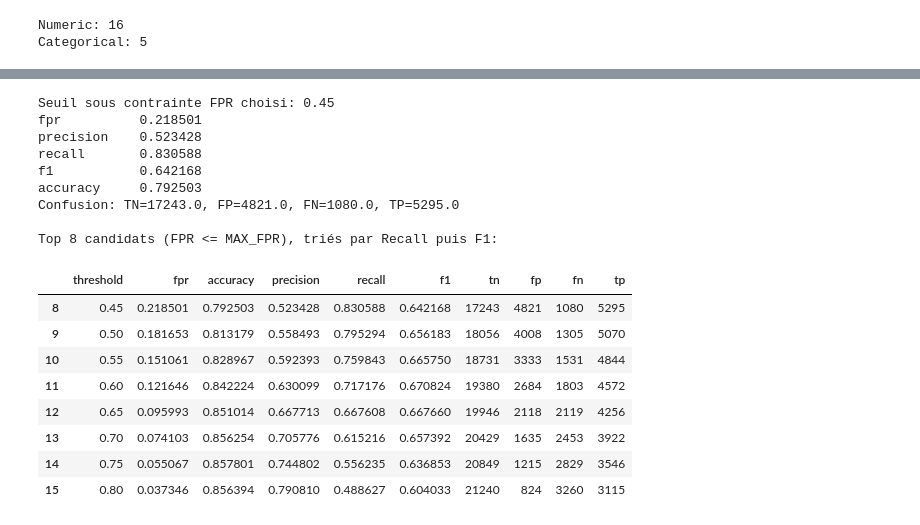
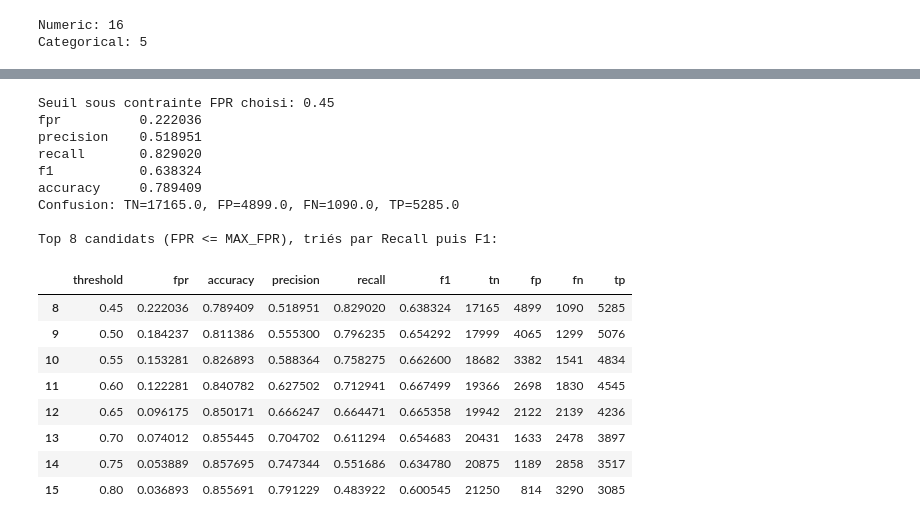
Before and after one commit to Alban998/Projet4_Rain_In_Australia, a Jupyter notebook: notebooks/Projet4_Prevision_Pluie.ipynb, the cells around one changed output, grey strips where cells are left out. Saved outputs shown, nothing was run; the diff lists cells and outputs as text; code cells hidden in the pictures.

```diff
--- a/notebooks/Projet4_Prevision_Pluie.ipynb
+++ b/notebooks/Projet4_Prevision_Pluie.ipynb
@@ -377,11 +732,12 @@ On met `class_weight='balanced'` pour compenser le déséquilibre (peu de jours
 # %%
 # Étape 8 — Logistic Regression baseline
-# - Pipeline = preprocess + modèle
-# - class_weight='balanced' augmente la pénalité sur la classe minoritaire (pluie)
+# - On l'entraîne avec le pipeline preprocess + modèle.
+# - class_weight='balanced' donne plus d'importance à la classe minoritaire (pluie).
+#   But: augmenter le Recall (détecter plus de jours de pluie).
 
 log_reg = Pipeline(steps=[
     ('preprocess', preprocess),
-    ('model', LogisticRegression(max_iter=2000, class_weight='balanced', n_jobs=None))
+    ('model', LogisticRegression(max_iter=2000, class_weight='balanced', n_jobs=None)),
 ])
 
 %time log_reg.fit(X_train, y_train)
@@ -482,6 +843,7 @@ On utilise `scale_pos_weight = n_neg / n_pos` pour aider avec le déséquilibre
 # %%
 # Étape 10 — Entraîner XGBoost (si la lib est installée)
-# Note: on encapsule dans try/except pour que le notebook reste exécutable même sans xgboost.
+# XGBoost est un modèle de boosting (ensemble d'arbres) souvent très performant.
+# On utilise scale_pos_weight pour gérer le déséquilibre de classes.
 
 try:
     from xgboost import XGBClassifier
@@ -504,14 +866,14 @@ try:
             random_state=RANDOM_STATE,
             n_jobs=-1,
             eval_metric='logloss',
-            scale_pos_weight=spw
-        ))
+            scale_pos_weight=spw,
+        )),
     ])
 
     print('scale_pos_weight:', spw)
     %time xgb.fit(X_train, y_train)
     _ = evaluate_binary_classifier(xgb, X_test, y_test, model_name='XGBoost (scale_pos_weight)')
 except Exception as e:
-    print('XGBoost non disponible ou erreur dimport:', repr(e))
+    print("XGBoost non disponible ou erreur d'import:", repr(e))
 # %% [output]
 scale_pos_weight: 3.4605913261704964
@@ -538,5 +1083,5 @@ weighted avg       0.85      0.81      0.82     28439
 # %%
-# 10b) Ajuster le seuil de décision (probabilité -> classe)
+# 12a) Ajuster le seuil de décision (probabilité -> classe)
 # Objectif: augmenter le Recall (détecter plus de jours de pluie) au prix de plus de faux positifs.
 #
 # IMPORTANT (bonne pratique ML):
@@ -558,7 +1103,15 @@ from sklearn.metrics import (
 )
 
 # Modèle à utiliser pour le réglage du seuil
-model_for_threshold = xgb  # change en log_reg / rf si tu veux comparer
+# Par défaut: on prend le meilleur XGBoost tuné s'il est disponible, sinon on retombe sur xgb/log_reg/rf.
+if "xgb_search" in globals() and (xgb_search is not None) and hasattr(xgb_search, "best_estimator_"):
+    model_for_threshold = xgb_search.best_estimator_
+elif "xgb" in globals():
+    model_for_threshold = xgb
+elif "rf_search" in globals() and hasattr(rf_search, "best_estimator_"):
+    model_for_threshold = rf_search.best_estimator_
+else:
+    model_for_threshold = log_reg
 
 # Contraintes simples (à ajuster)
 TARGET_RECALL = 0.85      # viser au moins ce recall si possible
@@ -649,11 +1202,11 @@ f1           0.626930
 [figure]
 [figure]
 # %%
-# 10c) Choisir un seuil sous contrainte de faux positifs (FPR)
+# 12b) Choisir un seuil sous contrainte de faux positifs (FPR)
 # Idée: on veut un Recall élevé, MAIS on limite le taux de fausses alertes pluie.
 # FPR = FP / (FP + TN)
 #
-# IMPORTANT (bonne pratique ML): même remarque que pour 10b.
+# IMPORTANT (bonne pratique ML): même remarque que pour 12a.
 # Idéalement, on fixe le seuil sur un jeu de validation, puis on évalue 1 fois sur le test.
 
 import numpy as np
@@ -661,8 +1214,17 @@ import pandas as pd
 
 from sklearn.metrics import confusion_matrix, precision_score, recall_score, f1_score, accuracy_score
 
-model_for_threshold = xgb  # log_reg / rf possible
-MAX_FPR = 0.25            # ex: accepter au plus 25% de faux positifs sur la classe "No"
+# Choisir le meilleur modèle (même logique que 12a)
+if "xgb_search" in globals() and (xgb_search is not None) and hasattr(xgb_search, "best_estimator_"):
+    model_for_threshold = xgb_search.best_estimator_
+elif "xgb" in globals():
+    model_for_threshold = xgb
+elif "rf_search" in globals() and hasattr(rf_search, "best_estimator_"):
+    model_for_threshold = rf_search.best_estimator_
+else:
+    model_for_threshold = log_reg
+
+MAX_FPR = 0.25  # ex: accepter au plus 25% de faux positifs sur la classe "No"
 
 thresholds = np.round(np.linspace(0.05, 0.95, 19), 2)
 y_proba = model_for_threshold.predict_proba(X_test)[:, 1]
@@ -675,45 +1237,45 @@ for t in thresholds:
     rows.append({
         "threshold": float(t),
         "fpr": float(fpr),
         "accuracy": accuracy_score(y_test, y_pred_t),
         "precision": precision_score(y_test, y_pred_t, zero_division=0),
         "recall": recall_score(y_test, y_pred_t, zero_division=0),
         "f1": f1_score(y_test, y_pred_t, zero_division=0),
         "tn": int(tn), "fp": int(fp), "fn": int(fn), "tp": int(tp),
     })
 
 df_fpr = pd.DataFrame(rows)
 
 # Choix: parmi les seuils qui respectent la contrainte FPR, maximiser Recall puis F1
 candidates = df_fpr[df_fpr["fpr"] <= MAX_FPR].copy()
 if len(candidates) == 0:
     print("Aucun seuil ne respecte MAX_FPR=", MAX_FPR)
     display(df_fpr.sort_values(["fpr", "recall"], ascending=[True, False]).head(10))
 else:
     best = candidates.sort_values(["recall", "f1"], ascending=False).iloc[0]
     print("Seuil sous contrainte FPR choisi:", float(best["threshold"]))
     print(best[["fpr", "precision", "recall", "f1", "accuracy"]].to_string())
     print("Confusion: TN={tn}, FP={fp}, FN={fn}, TP={tp}".format(**best.to_dict()))
 
     print("\nTop 8 candidats (FPR <= MAX_FPR), triés par Recall puis F1:")
     display(candidates.sort_values(["recall", "f1"], ascending=False).head(8))
 # %% [output]
 Seuil sous contrainte FPR choisi: 0.45
-fpr          0.218501
-precision    0.523428
-recall       0.830588
-f1           0.642168
-accuracy     0.792503
-Confusion: TN=17243.0, FP=4821.0, FN=1080.0, TP=5295.0
+fpr          0.222036
+precision    0.518951
+recall       0.829020
+f1           0.638324
+accuracy     0.789409
+Confusion: TN=17165.0, FP=4899.0, FN=1090.0, TP=5285.0
 
 Top 8 candidats (FPR <= MAX_FPR), triés par Recall puis F1:
 |  | threshold | fpr | accuracy | precision | recall | f1 | tn | fp | fn | tp |
-| 8 | 0.45 | 0.218501 | 0.792503 | 0.523428 | 0.830588 | 0.642168 | 17243 | 4821 | 1080 | 5295 |
-| 9 | 0.50 | 0.181653 | 0.813179 | 0.558493 | 0.795294 | 0.656183 | 18056 | 4008 | 1305 | 5070 |
-| 10 | 0.55 | 0.151061 | 0.828967 | 0.592393 | 0.759843 | 0.665750 | 18731 | 3333 | 1531 | 4844 |
-| 11 | 0.60 | 0.121646 | 0.842224 | 0.630099 | 0.717176 | 0.670824 | 19380 | 2684 | 1803 | 4572 |
-| 12 | 0.65 | 0.095993 | 0.851014 | 0.667713 | 0.667608 | 0.667660 | 19946 | 2118 | 2119 | 4256 |
-| 13 | 0.70 | 0.074103 | 0.856254 | 0.705776 | 0.615216 | 0.657392 | 20429 | 1635 | 2453 | 3922 |
-| 14 | 0.75 | 0.055067 | 0.857801 | 0.744802 | 0.556235 | 0.636853 | 20849 | 1215 | 2829 | 3546 |
-| 15 | 0.80 | 0.037346 | 0.856394 | 0.790810 | 0.488627 | 0.604033 | 21240 | 824 | 3260 | 3115 |
+| 8 | 0.45 | 0.222036 | 0.789409 | 0.518951 | 0.829020 | 0.638324 | 17165 | 4899 | 1090 | 5285 |
+| 9 | 0.50 | 0.184237 | 0.811386 | 0.555300 | 0.796235 | 0.654292 | 17999 | 4065 | 1299 | 5076 |
+| 10 | 0.55 | 0.153281 | 0.826893 | 0.588364 | 0.758275 | 0.662600 | 18682 | 3382 | 1541 | 4834 |
+| 11 | 0.60 | 0.122281 | 0.840782 | 0.627502 | 0.712941 | 0.667499 | 19366 | 2698 | 1830 | 4545 |
+| 12 | 0.65 | 0.096175 | 0.850171 | 0.666247 | 0.664471 | 0.665358 | 19942 | 2122 | 2139 | 4236 |
+| 13 | 0.70 | 0.074012 | 0.855445 | 0.704702 | 0.611294 | 0.654683 | 20431 | 1633 | 2478 | 3897 |
+| 14 | 0.75 | 0.053889 | 0.857695 | 0.747344 | 0.551686 | 0.634780 | 20875 | 1189 | 2858 | 3517 |
+| 15 | 0.80 | 0.036893 | 0.855691 | 0.791229 | 0.483922 | 0.600545 | 21250 | 814 | 3290 | 3085 |
 # %% [markdown]
```
Also changed, not shown: parts of 41 cells of this notebook, 2 other files.
